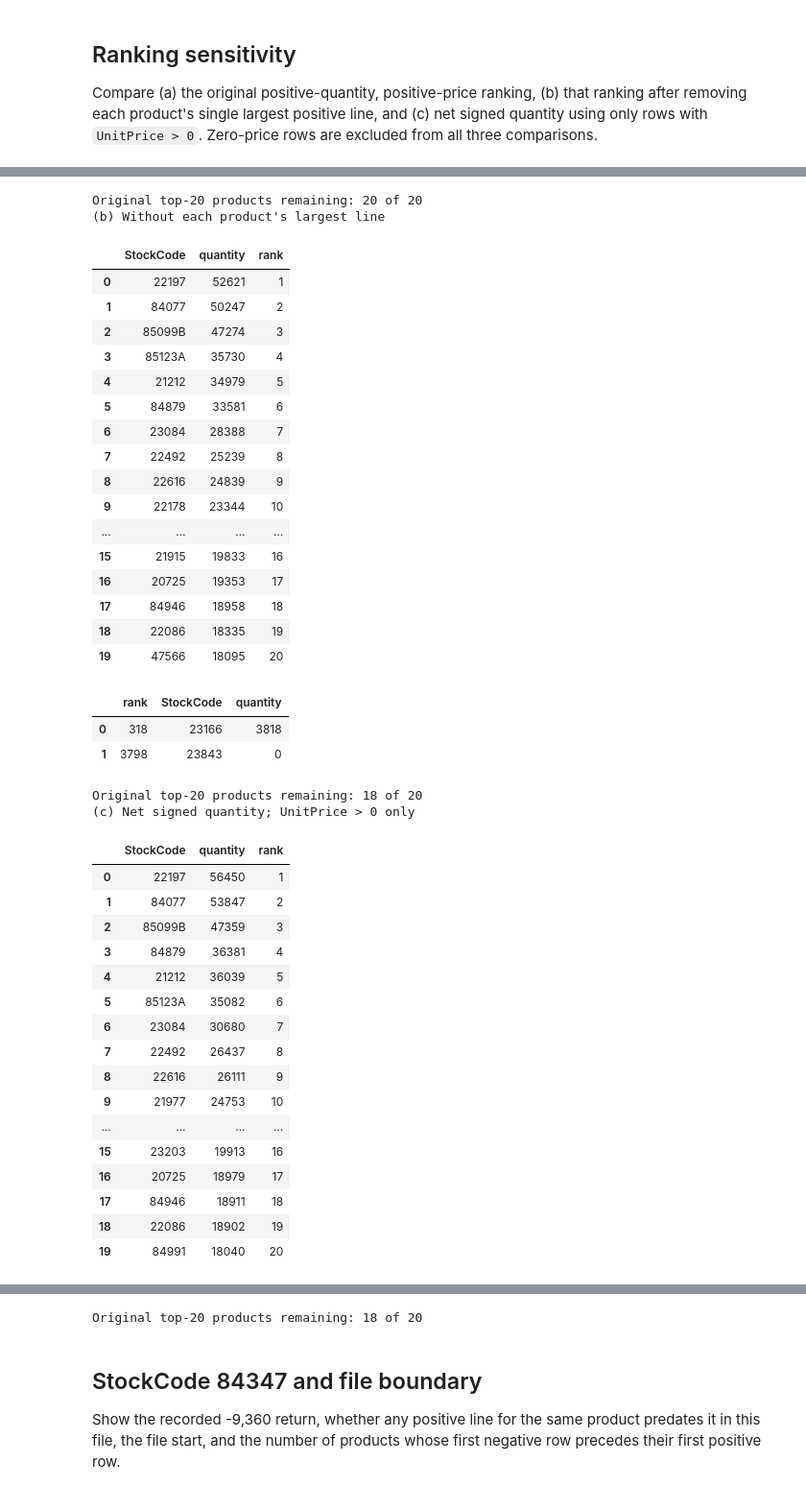
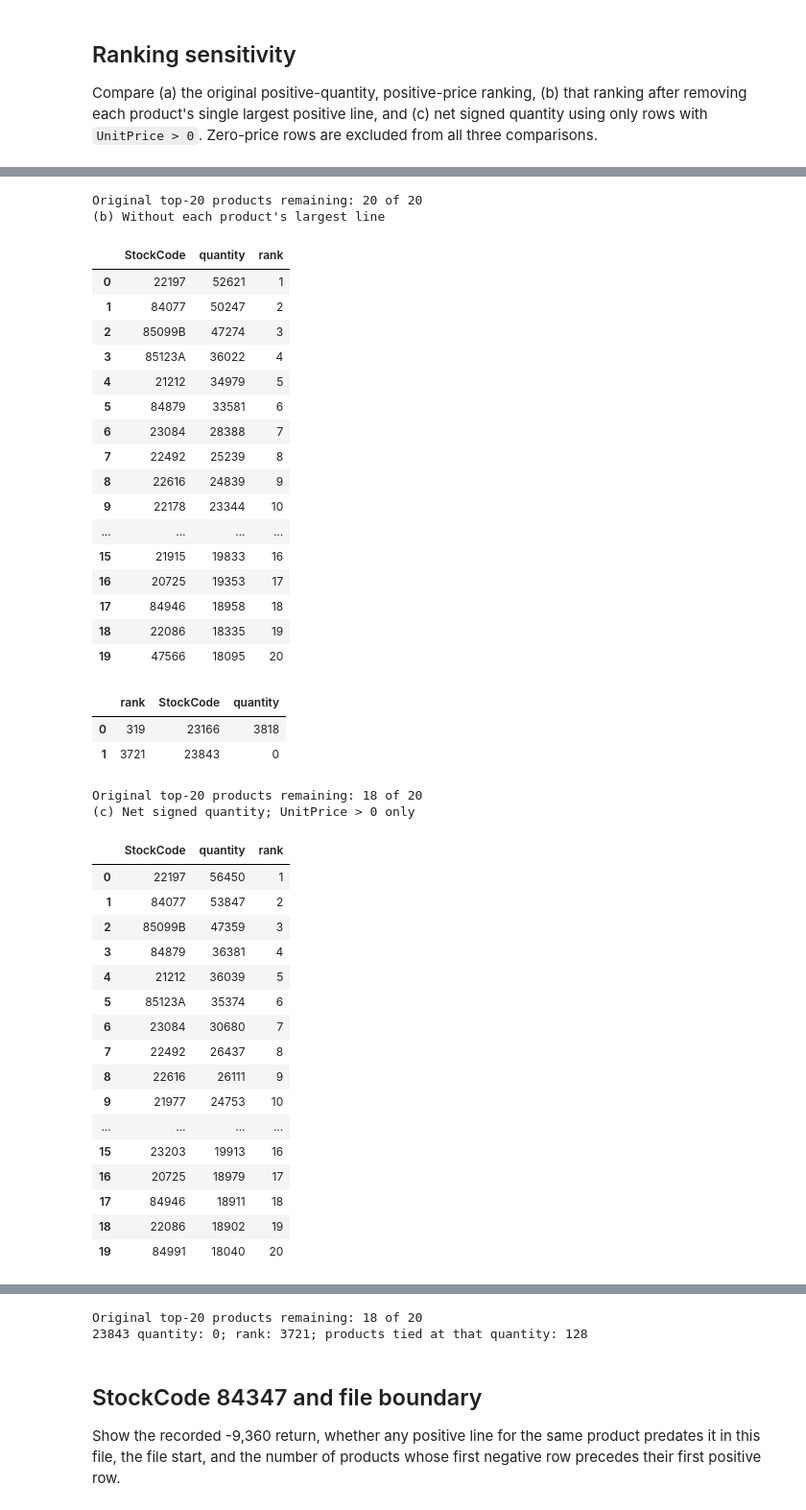
Before and after one commit to Omar-BenAmara/pricing-demand-analysis, a Jupyter notebook: notebooks/02_product_analysis.ipynb, the cells around one changed output, grey strips where cells are left out. Shown at 96% size. Drawn from its saved outputs; the diff is of its cells as text; code cells hidden in the pictures.

Commit message:
Notebook 02: use load_raw; assert on quantity, not tie rank

```diff
--- a/notebooks/02_product_analysis.ipynb
+++ b/notebooks/02_product_analysis.ipynb
@@ -17,11 +17,11 @@ if project_root_02 is None:
     raise FileNotFoundError("Could not locate the project root from the current directory.")
 if str(project_root_02) not in sys02.path:
     sys02.path.insert(0, str(project_root_02))
-from src.clean import match_cancelled_orders as match_cancelled_orders_02
+from src.clean import load_raw as load_raw_02, match_cancelled_orders as match_cancelled_orders_02
 
 relative_data_path_02 = Path02("data") / "raw" / "Online Retail.xlsx"
 data_path_02 = project_root_02 / relative_data_path_02
-retail_02 = pandas02.read_excel(data_path_02, engine="openpyxl")
+retail_02 = load_raw_02(data_path_02)
 retail_snapshot_02 = retail_02.copy(deep=True)
 print(f"Workbook: {relative_data_path_02}")
 print(f"Raw rows and columns: {retail_02.shape}")
@@ -192,8 +192,12 @@ for ranking_label_02, ranking_frame_02 in [
     display02(ranking_frame_02.head(20))
     display02(two_code_ranks_02.reset_index(drop=True))
     print(f"Original top-20 products remaining: {len(original_top20_codes_02.intersection(current_top20_codes_02))} of 20")
-assert int(ranking_b_02.loc[ranking_b_02["StockCode"].astype("string").str.strip().eq("23843"), "rank"].iloc[0]) == 3798
-assert int(ranking_b_02.loc[ranking_b_02["StockCode"].astype("string").str.strip().eq("23166"), "rank"].iloc[0]) == 318
+quantity_23843_02 = int(ranking_b_02.loc[ranking_b_02["StockCode"].astype("string").str.strip().eq("23843"), "quantity"].iloc[0])
+rank_23843_02 = int(ranking_b_02.loc[ranking_b_02["StockCode"].astype("string").str.strip().eq("23843"), "rank"].iloc[0])
+tied_products_23843_02 = int(ranking_b_02["quantity"].eq(quantity_23843_02).sum())
+print(f"23843 quantity: {quantity_23843_02}; rank: {rank_23843_02}; products tied at that quantity: {tied_products_23843_02}")
+assert quantity_23843_02 == 0
+assert int(ranking_b_02.loc[ranking_b_02["StockCode"].astype("string").str.strip().eq("23166"), "quantity"].iloc[0]) == 3818
 assert len(original_top20_codes_02.intersection(set(ranking_b_02.head(20)["StockCode"]))) == 18
 # %% [output]
 (a) Original
@@ -209,36 +213,36 @@ assert len(original_top20_codes_02.intersection(set(ranking_b_02.head(20)["Stock
 | 8 | 23084 | 30788 | 9 |
 | 9 | 22492 | 26633 | 10 |
 | ... | ... | ... | ... |
 | 15 | 21915 | 21933 | 16 |
 | 16 | 22386 | 21465 | 17 |
 | 17 | 23203 | 20503 | 18 |
 | 18 | 20725 | 19553 | 19 |
 | 19 | 22086 | 19355 | 20 |
 |  | rank | StockCode | quantity |
 | 0 | 1 | 23843 | 80995 |
 | 1 | 2 | 23166 | 78033 |
 Original top-20 products remaining: 20 of 20
 (b) Without each product's largest line
 |  | StockCode | quantity | rank |
 | 0 | 22197 | 52621 | 1 |
 | 1 | 84077 | 50247 | 2 |
 | 2 | 85099B | 47274 | 3 |
-| 3 | 85123A | 35730 | 4 |
+| 3 | 85123A | 36022 | 4 |
 | 4 | 21212 | 34979 | 5 |
 | 5 | 84879 | 33581 | 6 |
 | 6 | 23084 | 28388 | 7 |
 | 7 | 22492 | 25239 | 8 |
 | 8 | 22616 | 24839 | 9 |
 | 9 | 22178 | 23344 | 10 |
 | ... | ... | ... | ... |
 | 15 | 21915 | 19833 | 16 |
 | 16 | 20725 | 19353 | 17 |
 | 17 | 84946 | 18958 | 18 |
 | 18 | 22086 | 18335 | 19 |
 | 19 | 47566 | 18095 | 20 |
 |  | rank | StockCode | quantity |
-| 0 | 318 | 23166 | 3818 |
-| 1 | 3798 | 23843 | 0 |
+| 0 | 319 | 23166 | 3818 |
+| 1 | 3721 | 23843 | 0 |
 Original top-20 products remaining: 18 of 20
 (c) Net signed quantity; UnitPrice > 0 only
 |  | StockCode | quantity | rank |
@@ -247,7 +251,7 @@ Original top-20 products remaining: 18 of 20
 | 2 | 85099B | 47359 | 3 |
 | 3 | 84879 | 36381 | 4 |
 | 4 | 21212 | 36039 | 5 |
-| 5 | 85123A | 35082 | 6 |
+| 5 | 85123A | 35374 | 6 |
 | 6 | 23084 | 30680 | 7 |
 | 7 | 22492 | 26437 | 8 |
 | 8 | 22616 | 26111 | 9 |
@@ -264,4 +268,5 @@ Original top-20 products remaining: 18 of 20
 Original top-20 products remaining: 18 of 20
+23843 quantity: 0; rank: 3721; products tied at that quantity: 128
 # %% [markdown]
 ## StockCode 84347 and file boundary
 
```
Also changed, not shown: parts of 3 cells of this notebook.
